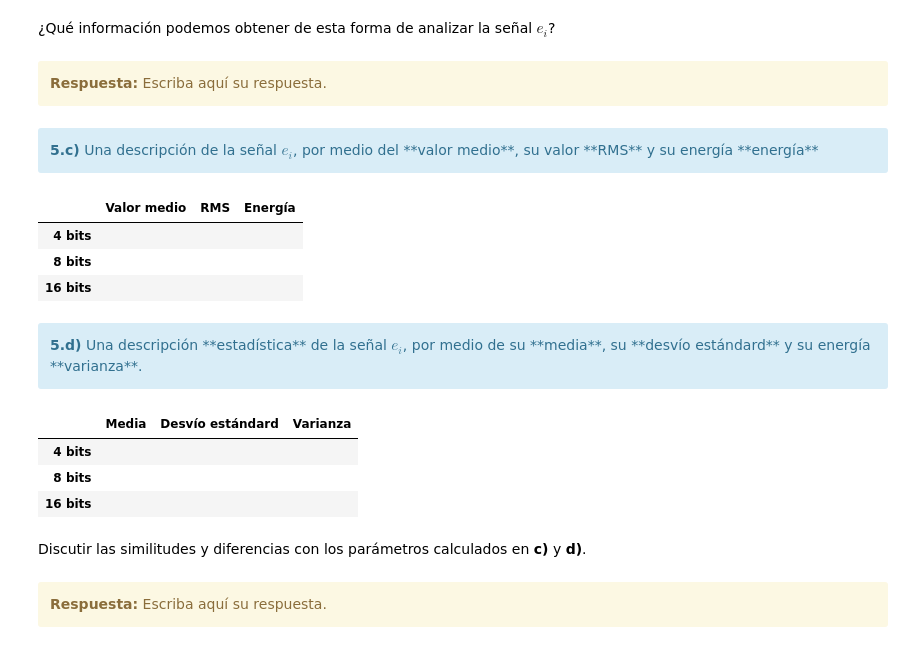
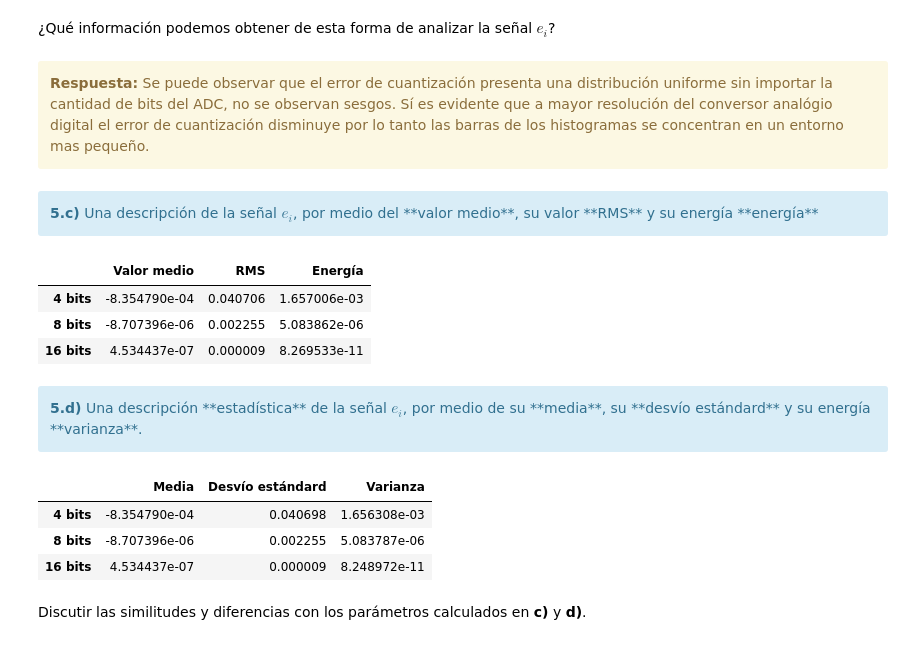
Before and after one commit to lourdeslujan/tps_pds, a Jupyter notebook: TP1 - Muestreo de señales - Forurier.ipynb, the cells around one changed output. Cells and saved outputs as stored; diff of their text form; code cells hidden in the pictures.

```diff
--- a/TP1 - Muestreo de señales - Forurier.ipynb
+++ b/TP1 - Muestreo de señales - Forurier.ipynb
@@ -58,7 +58,7 @@ def generador_senoidal (fs, f0, N, a0=1, p0=0):
 
     # comienzo de la función
 
-    signal = np.sin (2*np.pi*f0*tt+p0)
+    signal = a0 * np.sin (2*np.pi*f0*tt+p0)
 
 
     # fin de la función
@@ -878,9 +1509,9 @@ HTML(df.to_html())
 # %% [markdown]
 ¿Qué información podemos obtener de esta forma de analizar la señal $e_i$?
-# %% [markdown]
-<div class="alert alert-block alert-warning">
-<b>Respuesta:</b> Escriba aquí su respuesta.
-</div>
+# %% [markdown]
+<div class="alert alert-block alert-warning">
+<b>Respuesta:</b> Se puede observar que el error de cuantización presenta una distribución uniforme sin importar la cantidad de bits del ADC, no se observan sesgos. Sí  es evidente que a mayor resolución del conversor analógio digital el error de cuantización disminuye por lo tanto las barras de los histogramas se concentran en un entorno mas pequeño.
+</div>
 # %% [markdown]
 <div class="alert alert-block alert-info">
 <b>5.c)</b> Una descripción de la señal $e_i$, por medio del **valor medio**, su valor **RMS** y su energía **energía**
@@ -888,25 +1519,34 @@ HTML(df.to_html())
 # %%
 #######################################
 # Tu simulación que genere resultados #
 #######################################
 
+eq1Med = np.sum(eq1*q1)/N
+eq2Med = np.sum(eq2*q2)/N
+eq3Med = np.sum(eq3*q3)/N
+
+eq1RMS = np.sqrt(np.sum((eq1*q1)**2)/N)
+eq2RMS = np.sqrt(np.sum((eq2*q2)**2)/N)
+eq3RMS = np.sqrt(np.sum((eq3*q3)**2)/N)
+
+
 tus_resultados = [
-                   ['', '', ''], # <-- completar acá
-                   ['', '', ''], # <-- completar acá
-                   ['', '', ''], # <-- completar acá
+                   [eq1Med,eq1RMS,Etotaleq1], # <-- completar acá
+                   [eq2Med,eq2RMS,Etotaleq2], # <-- completar acá
+                   [eq3Med,eq3RMS,Etotaleq3], # <-- completar acá
                  ]
 df = DataFrame(tus_resultados, columns=['Valor medio', 'RMS', 'Energía'],
                index=[
                       '4 bits',
                       '8 bits',
                       '16 bits'
                       ])
 HTML(df.to_html())
 # %% [output]
 |  | Valor medio | RMS | Energía |
-| 4 bits |  |  |  |
-| 8 bits |  |  |  |
-| 16 bits |  |  |  |
+| 4 bits | -8.354790e-04 | 0.040706 | 1.657006e-03 |
+| 8 bits | -8.707396e-06 | 0.002255 | 5.083862e-06 |
+| 16 bits | 4.534437e-07 | 0.000009 | 8.269533e-11 |
 # %% [markdown]
 <div class="alert alert-block alert-info">
 <b>5.d)</b> Una descripción **estadística** de la señal $e_i$, por medio de su **media**, su **desvío estándard** y su energía **varianza**.
@@ -916,10 +1556,23 @@ HTML(df.to_html())
 # Tu simulación que genere resultados #
 #######################################
 
+eq1Media = np.mean(eq1*q1)
+eq2Media = np.mean(eq2*q2)
+eq3Media = np.mean(eq3*q3)
+
+eq1Var = np.var(eq1*q1)
+eq2Var = np.var(eq2*q2)
+eq3Var = np.var(eq3*q3)
+
+eq1DesStd = np.std(eq1*q1)
+eq2DesStd = np.std(eq2*q2)
+eq3DesStd = np.std(eq3*q3)
+
+
 tus_resultados = [
-                   ['', '', ''], # <-- completar acá
-                   ['', '', ''], # <-- completar acá
-                   ['', '', ''], # <-- completar acá
+                   [eq1Media, eq1DesStd, eq1Var], # <-- completar acá
+                   [eq2Media, eq2DesStd, eq2Var], # <-- completar acá
+                   [eq3Media, eq3DesStd, eq3Var], # <-- completar acá
                  ]
 df = DataFrame(tus_resultados, columns=['Media', 'Desvío estándard', 'Varianza'],
                index=[
@@ -930,12 +1583,8 @@ df = DataFrame(tus_resultados, columns=['Media', 'Desvío estándard', 'Varianza
 HTML(df.to_html())
 # %% [output]
 |  | Media | Desvío estándard | Varianza |
-| 4 bits |  |  |  |
-| 8 bits |  |  |  |
-| 16 bits |  |  |  |
+| 4 bits | -8.354790e-04 | 0.040698 | 1.656308e-03 |
+| 8 bits | -8.707396e-06 | 0.002255 | 5.083787e-06 |
+| 16 bits | 4.534437e-07 | 0.000009 | 8.248972e-11 |
 # %% [markdown]
 Discutir las similitudes y diferencias con los parámetros calculados en **c)** y **d)**.
-# %% [markdown]
-<div class="alert alert-block alert-warning">
-<b>Respuesta:</b> Escriba aquí su respuesta.
-</div>
```
Also changed, not shown: parts of 64 cells of this notebook, 1 other file.
